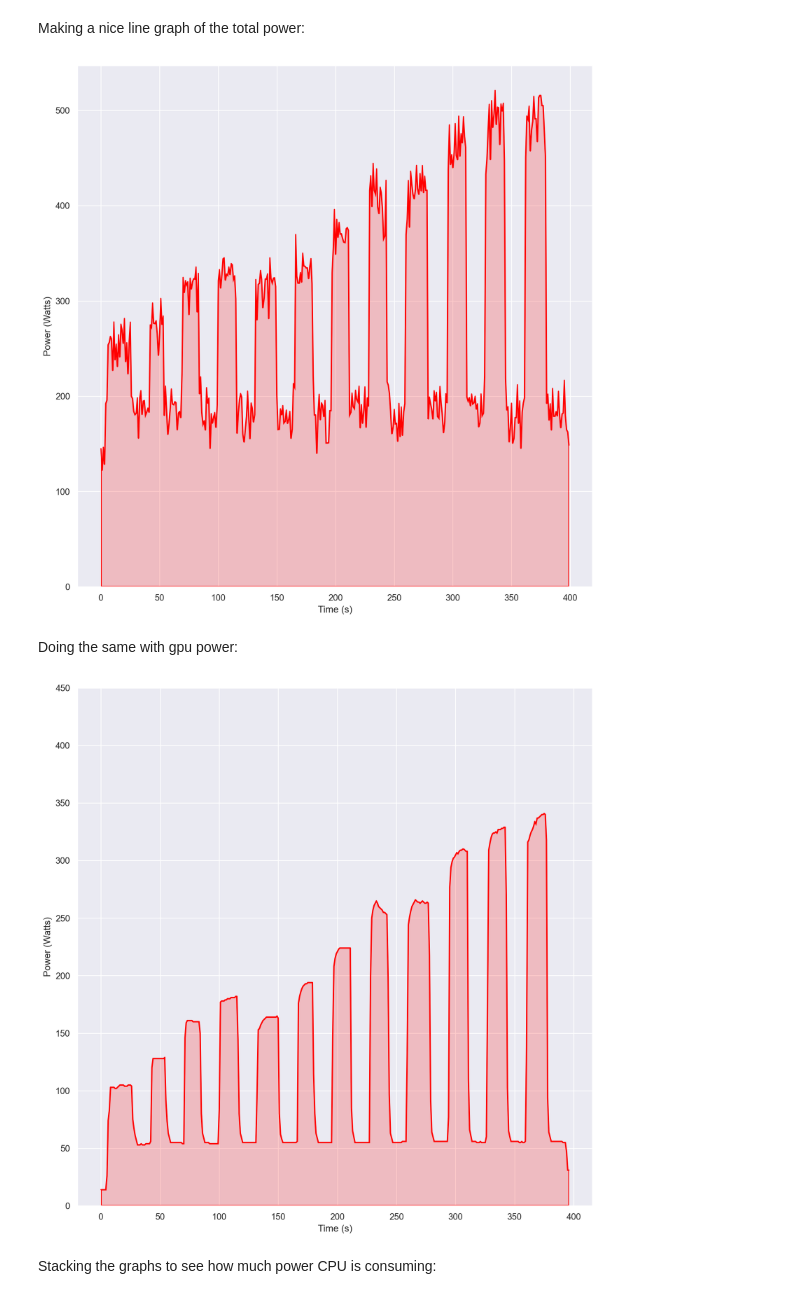
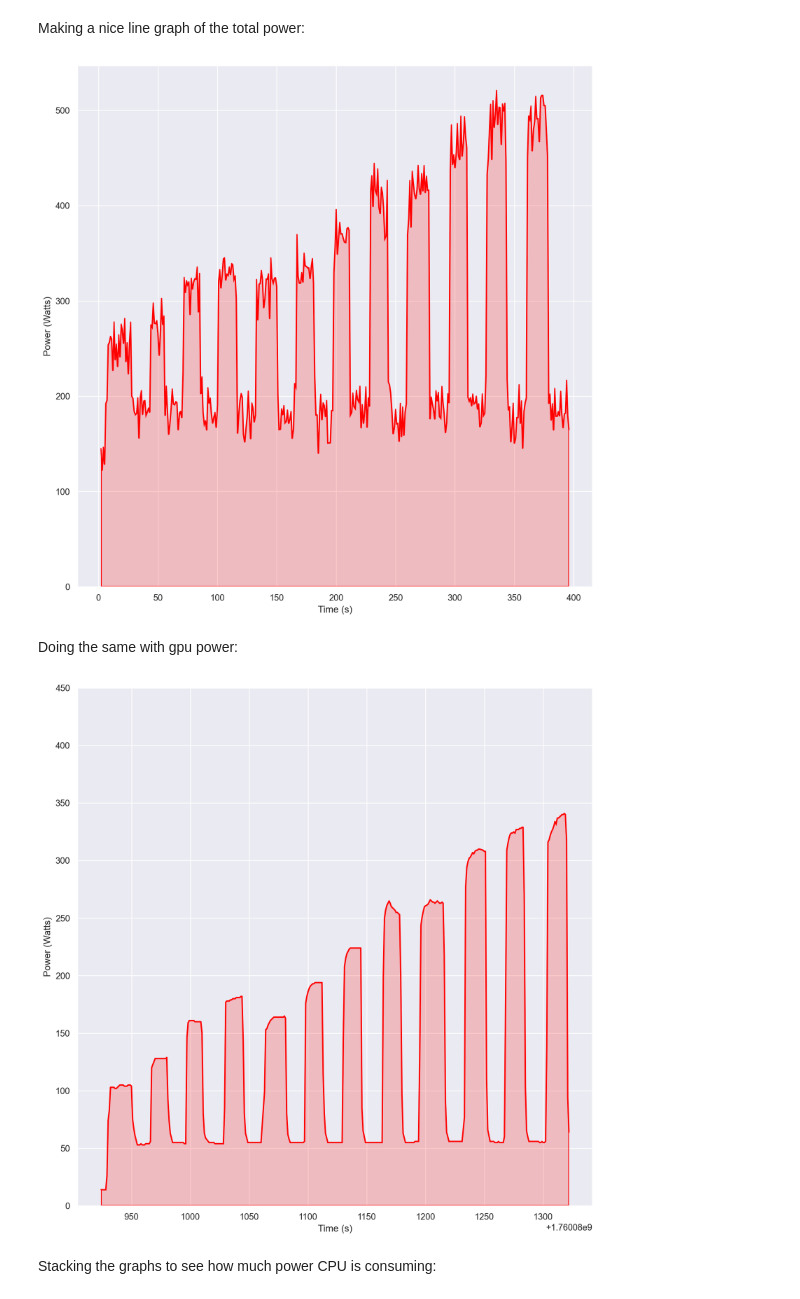
Before and after one commit to seranovic/semester1, a Jupyter notebook: Data Proccessing.ipynb, the cells around one changed output. Saved outputs shown, nothing was run; the diff lists cells and outputs as text; code cells hidden in the pictures.

Commit message:
fixed data proccessing by removing leading white spaces added third figure that works.

```diff
--- a/Data Proccessing.ipynb
+++ b/Data Proccessing.ipynb
@@ -19,31 +19,36 @@ Importing gpu power data as gpu and total power data as total.
 gpu = dp.cleaner('C:/Users/sera/Documents/Project/Data/gpupower.csv') #edit this path
 total = pd.read_csv('C:/Users/sera/Documents/Project/Data/totalpower.csv') #edit this path
 
-gpu['Index'] = np.arange(0, len(gpu)) #adds an index
+# Strip whitespace from Time column
+gpu['Time'] = gpu['Time'].str.strip()
+
+gpu['Index'] = np.arange(0, len(gpu))
 total['Index'] = np.arange(0, len(total))
 
-gpu['Epoch'] = dp.tcleaner(gpu['Time']) # cleans the time from HH:MM:SS into an epoch float
+# cleans the time from HH:MM:SS into an epoch float
+gpu['Epoch'] = dp.tcleaner(gpu['Time'])
 total['Epoch'] = dp.tcleaner(total['Time'])
 
-complete = pd.merge(gpu, total, on='Epoch') #this expression is wrong, idk how to fix it.
+# Merge on 'Time' (inner join to drop mismatches)
+complete = pd.merge(gpu, total, on='Time', how='inner', suffixes=('_gpu', '_total'))
 # %% [markdown]
 Making a nice line graph of the total power:
 # %%
-so.Plot(data=total, x='Index', y='Watts').add(so.Lines(color='Red')).limit().add(so.Area(color='Red')).layout(size=(10,10)).save(
+so.Plot(data=complete, x='Index_gpu', y='Watts').add(so.Lines(color='Red')).limit().add(so.Area(color='Red')).layout(size=(10,10)).save(
     'Data/Total_power_figure').label(
     x = 'Time (s)', y = 'Power (Watts)'
 )
 # %% [output]
-[figure, old version]
+[figure, new version]
 # %% [markdown]
 Doing the same with gpu power:
 # %%
-so.Plot(data=gpu, x='Index', y='Power').add(so.Lines(color='Red')).limit(y=(0,450)).add(so.Area(color='Red')).layout(size=(10,10)).save(
+so.Plot(data=gpu, x='Epoch', y='Power').add(so.Lines(color='Red')).limit(y=(0,450)).add(so.Area(color='Red')).layout(size=(10,10)).save(
     'Data/gpu_power_figure').label(
     x = 'Time (s)', y = 'Power (Watts)'
 )
 # %% [output]
-[figure, old version]
+[figure, new version]
 # %% [markdown]
 Stacking the graphs to see how much power CPU is consuming:
 # %%
```
Also changed, not shown: parts of 1 cell of this notebook, 3 other files.
